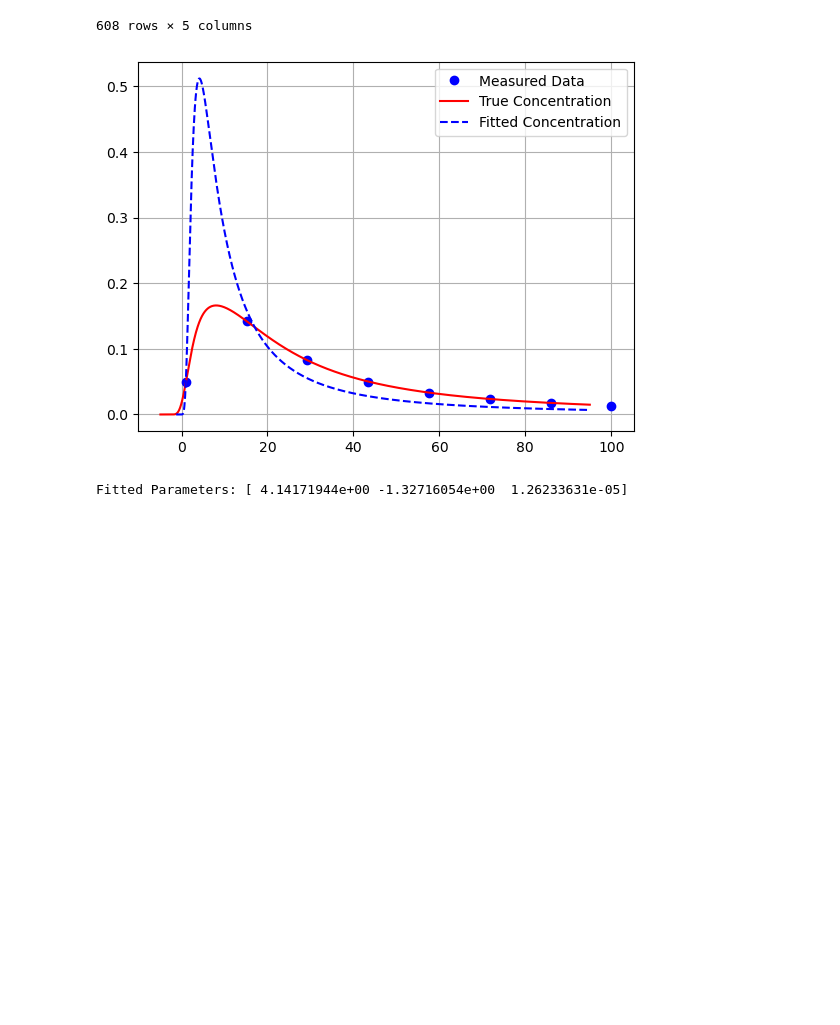
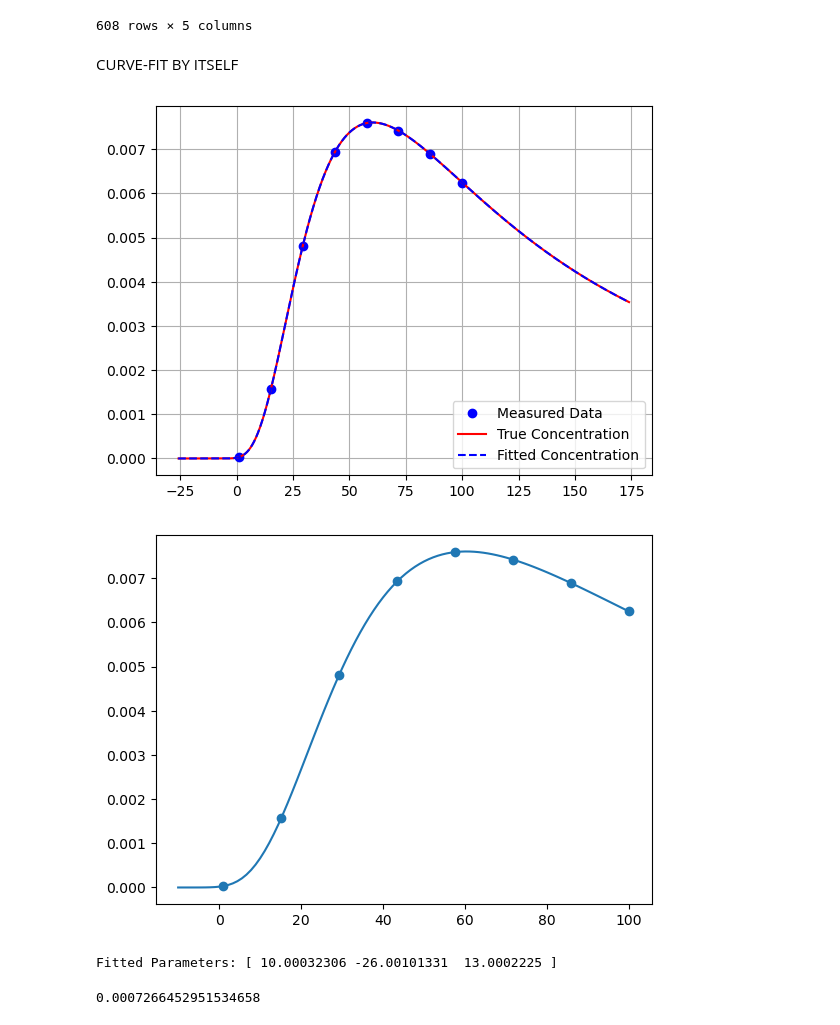
Before and after one commit to karina-regina/Expo7, a Jupyter notebook: PYTHON/estimation_gas_leak_location.ipynb, the cells around one changed output. Drawn from its saved outputs; the diff is of its cells as text; code cells hidden in the pictures; blank space fills up the shorter version.

```diff
--- a/PYTHON/estimation_gas_leak_location.ipynb
+++ b/PYTHON/estimation_gas_leak_location.ipynb
@@ -7,0 +16,3 @@ x_values, y_values
+# %%
+Crosswind=(np.array(Measurement_Points_Y)[np.where(np.array(Concentration_At_MeasurementForY) > 3e-5)][-1]-np.array(Measurement_Points_Y)[np.where(np.array(Concentration_At_MeasurementForY) > 3e-5)][0])[0]
+abs(Measurement_Points[Concentration_At_MeasurementForX.index(max(Concentration_At_MeasurementForX))][1]-rand_sim_step2)
@@ -73,7 +86,7 @@ import cmath
 import seaborn as sns
 from sympy import symbols, solve, Eq
 
-#DataDict= {'Crosswind':[],'Distance On Centerline':[],'Negative Gradient':[],'Positive Gradient':[],'Stability Class':[]}
+DataDict= {'Crosswind':[],'Distance On Centerline':[],'Negative Gradient':[],'Positive Gradient':[],'Stability Class':[]}
 
 np.random.seed(42)
 for Stability_Iteration in range(6,7):
@@ -294,23 +313,37 @@ Scale parameter (lambda): 252.44996040377023
 | 606 | 15.0 | 16.268471 | 8.769621e-02 | 0.060777 | 4 |
 | 607 | 13.0 | 32.549657 | 1.281481e-05 | 0.000031 | 4 |
 608 rows × 5 columns
+# %% [markdown]
+CURVE-FIT BY ITSELF
 # %%
 import numpy as np
 import matplotlib.pyplot as plt
 from scipy.optimize import curve_fit
 
+stability=2
+
+stability_values= {1 : (122.8,0.94470,24.1670,2.5334),
+                2: (90.673, 0.93198, 18.3330, 1.8096),
+                3: (61.141, 0.91465, 12.5, 1.0857),
+                4: (34.459, 0.86974, 8.3330, 0.72382),
+                5: (24.26, 0.83660, 6.25, 0.54287),
+                6: (15.209, 0.81558, 4.1667, 0.36191)
+                }
+P_a,P_b,P_c,P_d=(stability_values[stability][0]),(stability_values[stability][1]),(stability_values[stability][2]),(stability_values[stability][3])
+
+
 def cGP(x_or, Qu, x_leak, h):
     y_or = 0
     y_leak = 0
-    z_or = 1
+    z_or = 0
 
     x = x_or - x_leak
     y = y_or - y_leak
 
-    a = 90.673
-    b = 0.93198
-    c = 18.3330
-    d = 1.8096
+    a = P_a
+    b = P_b
+    c = P_c
+    d = P_d
 
     theta = np.radians(c - d * np.log(x / 1000))
     sy = 465.11628 * (x / 1000) * np.tan(theta)
@@ -318,37 +351,44 @@ def cGP(x_or, Qu, x_leak, h):
 
     c = (Qu / (2 * np.pi * sy * sz)) * (
             np.exp(- (z_or - h) ** 2 / (2 * sz ** 2)) +
             np.exp(- (z_or + h) ** 2 / (2 * sz ** 2))
     ) * np.exp(-y ** 2 / (2 * sy ** 2))
 
     return c
 
 # Synthetic data generation
 xMeas = np.linspace(1, 100, 8)
-b = np.array([10, -5, 3])
+b = np.array([10, -26, 13])
 cEx = cGP(xMeas, *b)
 
 rPert = 0.0
 np.random.seed(15)
 cPert = rPert * cEx * np.random.randn(len(cEx))
 cMeas = cEx + cPert
 
 # Plotting
 plt.plot(xMeas, cMeas, 'bo', label='Measured Data')
-xPlot = np.linspace(b[1], b[1] + 100, 1200)
+xPlot = np.linspace(b[1], b[1] + 200, 1200)
 plt.plot(xPlot, cGP(xPlot, *b), 'r', label='True Concentration')
 plt.grid(True)
 
 # Optimization using curve_fit
 beta0 = [3.0, 0.3, 0.5]
-beta_fit, _ = curve_fit(cGP, xMeas, cMeas, p0=beta0)
-
+bounds=([0,-200,1],[21,0,21])
+beta_fit, covariance_matrix = curve_fit(cGP, xMeas, cMeas, method='trf',bounds=bounds,maxfev=100000)
+std_errors = np.sqrt(np.diag(covariance_matrix))
 # Plotting the fitted curve
 plt.plot(xPlot, cGP(xPlot, *beta_fit), 'b--', label='Fitted Concentration')
 plt.legend()
 plt.show()
-
+XPLOT=np.linspace(-10,100,100)
+plt.plot(XPLOT,cGP(XPLOT,*beta_fit))
+plt.scatter(xMeas,cMeas)
+plt.show()
 print("Fitted Parameters:", beta_fit)
+sum(std_errors)
 # %% [output]
-[figure, old version]
+[figure, new version]
+[figure, added]
-Fitted Parameters: [ 4.14171944e+00 -1.32716054e+00  1.26233631e-05]
+Fitted Parameters: [ 10.00032306 -26.00101331  13.0002225 ]
+0.0007266452951534658
```
Also changed, not shown: parts of 6 cells of this notebook, 6 other files.
